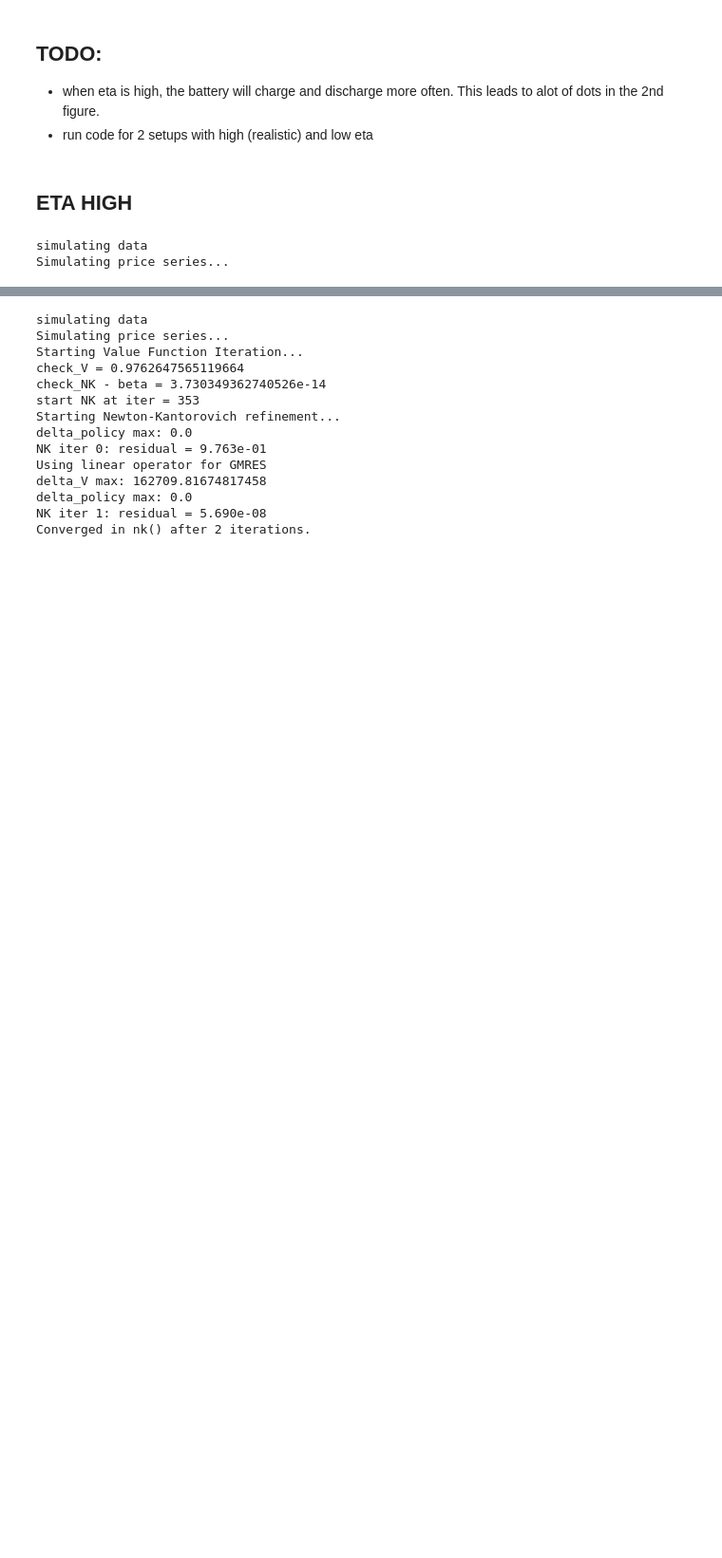
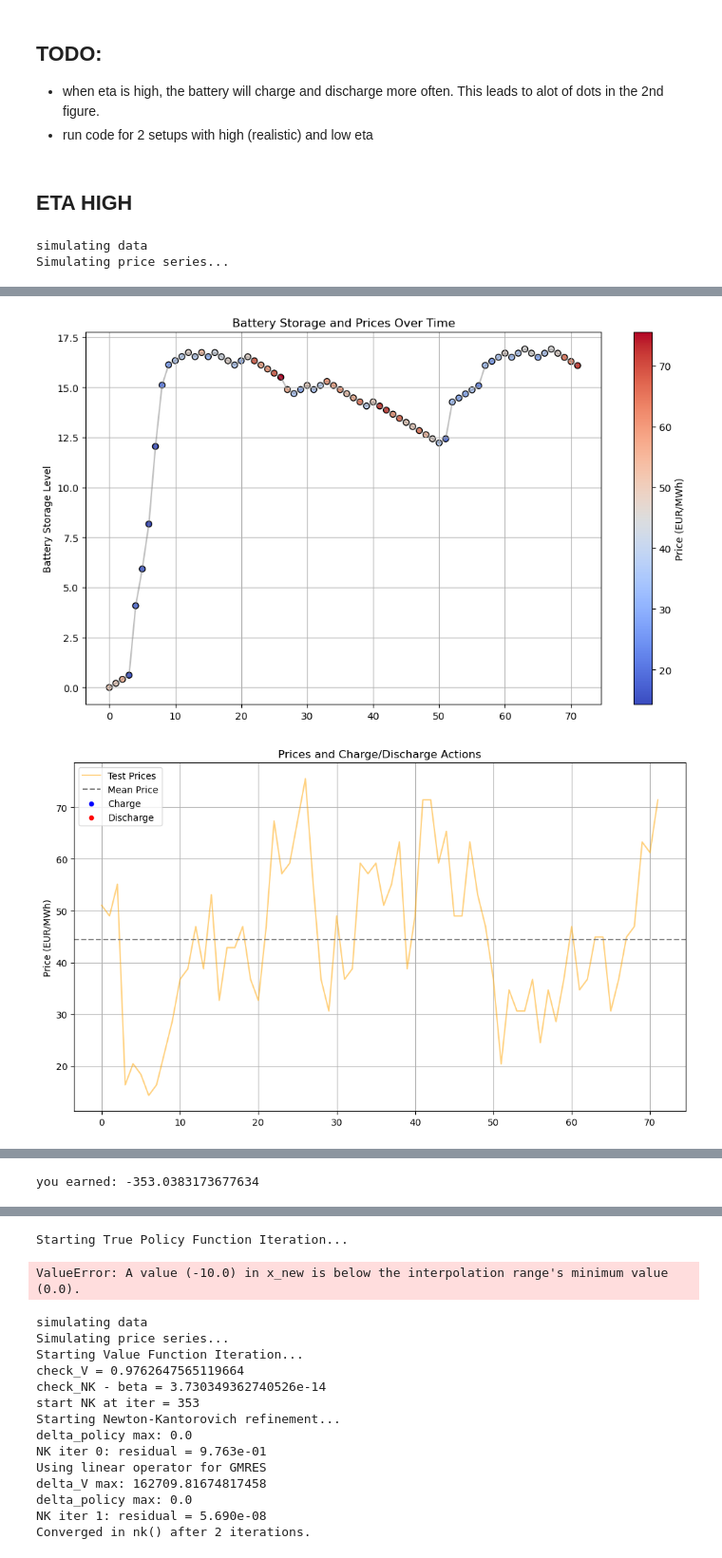
Before and after one commit to gqh814/battery, a Jupyter notebook: code/try_nk.ipynb, the cells around one changed output, grey strips where cells are left out. Shown at 95% size. Saved outputs shown, nothing was run; the diff lists cells and outputs as text; code cells hidden in the pictures; blank space fills up the shorter version.

Commit message:
policy is not changing at all

```diff
--- a/code/try_nk.ipynb
+++ b/code/try_nk.ipynb
@@ -14,18 +14,19 @@ import numpy as np
 # %%
 model = EnergyStorageModel(eta_charge=0.8,
                            eta_discharge=0.8,
-                           beta = 0.999,
-                           a_bar = 1,
+                           beta = 1,
+                           a_bar = 10,
+                           max_battery_capacity=10,
                            num_storage_levels=10,
-                           num_actions=25,
-                           num_price_levels=50,
+                           num_actions=10,
+                           num_price_levels=10,
                            tolerance = 1e-4,
                            max_iteration=10_000,
                            simulate_prices = True,
                            mean_reversion= 0.3,
                            p_variance = 100,
                            risk_averse=True,
-                           risk_parameter=0.05)
+                           risk_parameter=0.01)
 # %% [output]
 simulating data
 Simulating price series...
@@ -37,0 +54,6 @@ Converged in vfi_vec() after 9198 iterations.
+# %%
+battery_storage_sim, profit_sim, action_sim = model.simulate(policy=P)
+model.plot_results(battery_storage_sim, profit_sim, action_sim)
+# %% [output]
+[figure, added]
+[figure, added]
@@ -37,0 +61 @@ Converged in vfi_vec() after 9198 iterations.
+you earned: -353.0383173677634
@@ -38,3 +65,8 @@ Converged in vfi_vec() after 9198 iterations.
+# %%
+V, P = model.pfi_vec()
+# %% [output]
+Starting True Policy Function Iteration...
+ValueError: A value (-10.0) in x_new is below the interpolation range's minimum value (0.0).
 # %%
 #
 model = EnergyStorageModel(eta_charge=0.98,
```
Also changed, not shown: parts of 3 cells of this notebook, 1 other file.
